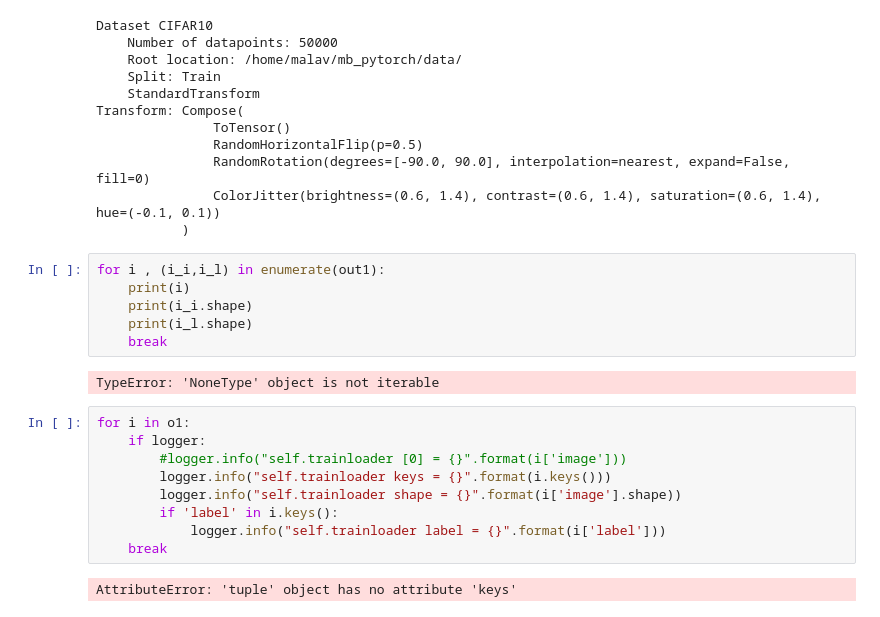
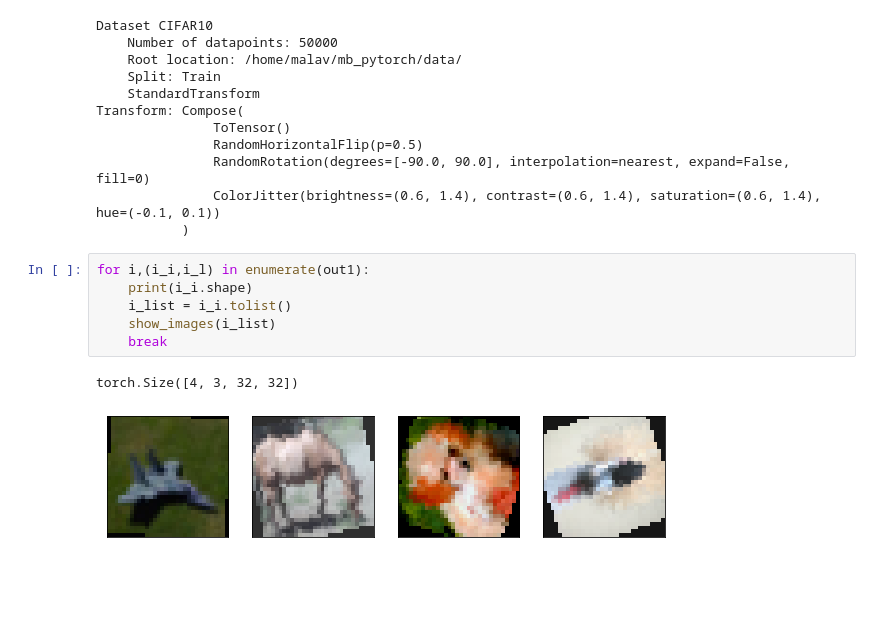
Before and after one commit to bigmb/mb_pytorch, a Jupyter notebook: examples/basic_dataloader.ipynb, the cells around one changed output. Saved outputs shown, nothing was run; the diff lists cells and outputs as text; blank space fills up the shorter version.

Commit message:
image size change

```diff
--- a/examples/basic_dataloader.ipynb
+++ b/examples/basic_dataloader.ipynb
@@ -142,21 +142,11 @@ Transform: Compose(
                ColorJitter(brightness=(0.6, 1.4), contrast=(0.6, 1.4), saturation=(0.6, 1.4), hue=(-0.1, 0.1))
            )
 # %%
-for i , (i_i,i_l) in enumerate(out1):
-    print(i)
+for i,(i_i,i_l) in enumerate(out1):
     print(i_i.shape)
-    print(i_l.shape)
+    i_list = i_i.tolist()
+    show_images(i_list)
     break
 # %% [output]
-TypeError: 'NoneType' object is not iterable
+torch.Size([4, 3, 32, 32])
+[figure, added]
-# %%
-for i in o1:
-    if logger:
-        #logger.info("self.trainloader [0] = {}".format(i['image']))
-        logger.info("self.trainloader keys = {}".format(i.keys()))
-        logger.info("self.trainloader shape = {}".format(i['image'].shape))
-        if 'label' in i.keys():
-            logger.info("self.trainloader label = {}".format(i['label']))
-    break
-# %% [output]
-AttributeError: 'tuple' object has no attribute 'keys'
```
Also changed, not shown: parts of 4 cells of this notebook, 2 other files.
